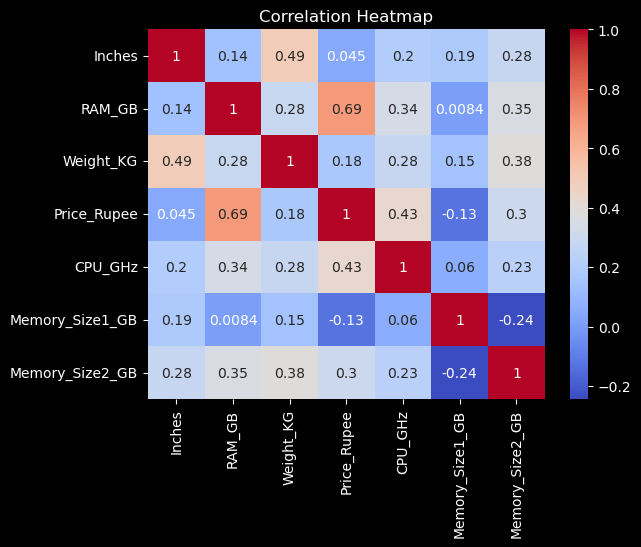
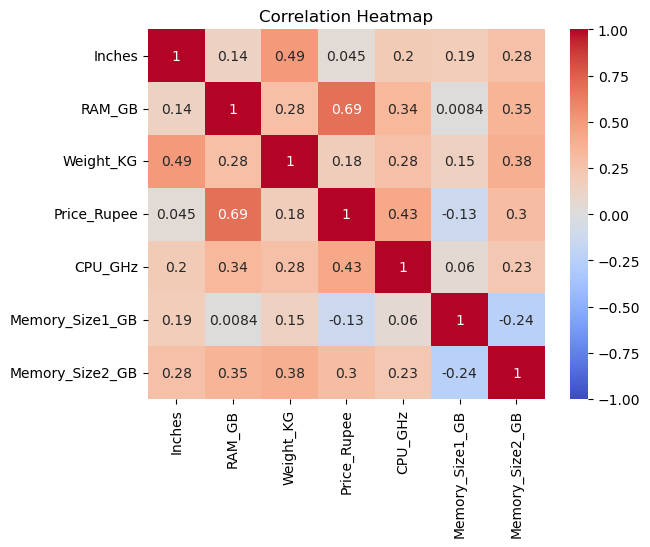
The change to this notebook cell's code, shown as a diff; its figure went from the first image to the second:
--- before
+++ after
@@ -1,3 +1,3 @@
-sns.heatmap(data[cols].corr(), annot=True, cmap='coolwarm')
+sns.heatmap(data[cols].corr(), annot=True, cmap='coolwarm', vmin=-1, vmax=1)
 plt.title('Correlation Heatmap')
 plt.show()

Commit: update